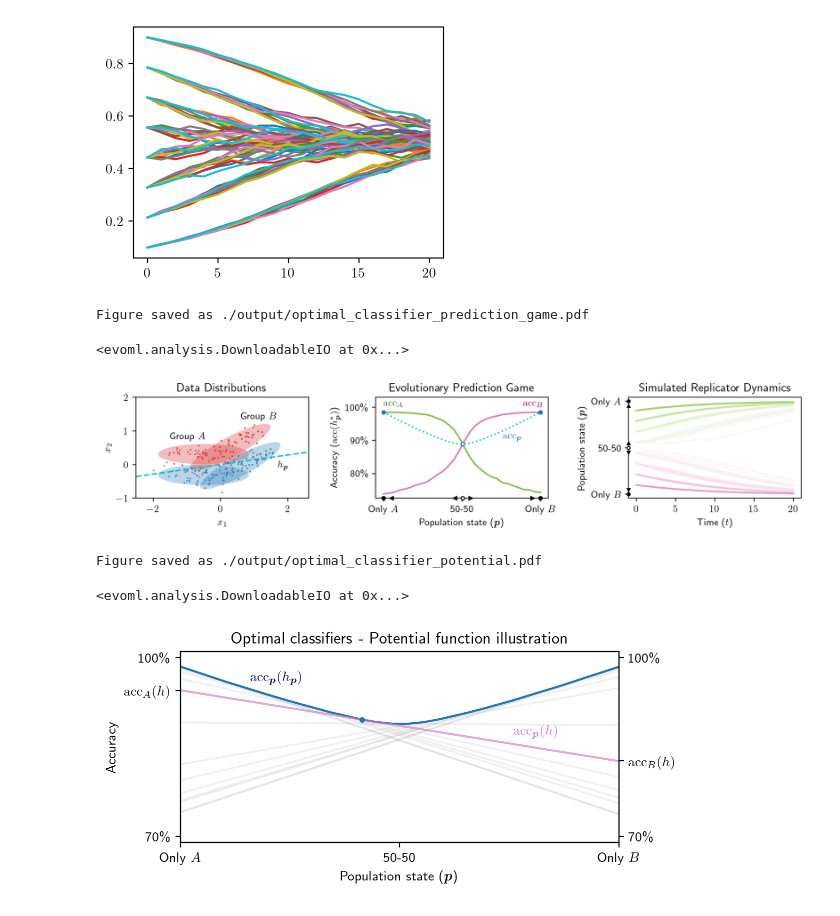
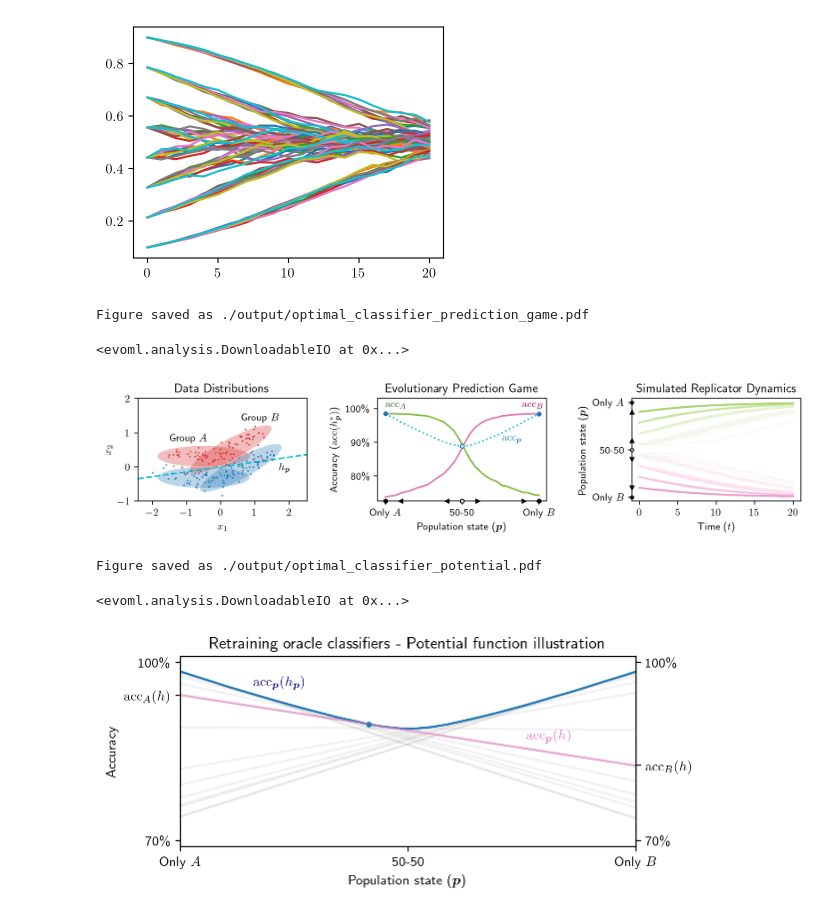
Before and after one commit to gsmithline/evolutionary-prediction-games, a Jupyter notebook: optimal_classifier_schematic.ipynb, the cells around one changed output. Saved outputs shown, nothing was run; the diff lists cells and outputs as text; code cells hidden in the pictures.

```diff
--- a/optimal_classifier_schematic.ipynb
+++ b/optimal_classifier_schematic.ipynb
@@ -179,7 +207,7 @@ ax.plot(stabilized_replicator_results[...,0].T);
 # %% [output]
 [figure]
 # %%
-fig, axs = evoml.create_figure(1,3,figsize=(10,2.1))
+fig, axs = evoml.create_figure(1,3,figsize=(9.5,2.05))
 
 random_state = np.random.default_rng(12345)
 
@@ -221,9 +249,17 @@ evoml.plot_population_game(
     ax=ax,
     equilibria=[
         (0,True),
-        (0.505,False),
+        (0.50,False),
         (1,True),
     ],
+    equilibria_kwargs=dict(
+        d=0.1,
+        # additional_markers={
+        #     0.25: '<',
+        #     0.75: '>',
+        # },
+        # markersize=3,
+    ),
     ax_kwargs=dict(ylim=(None,1.03)),
 )
 ax.set(
@@ -271,11 +307,8 @@ with evoml.analysis.autoscale_turned_off(ax=ax):
             color='white' if y==0.5 else 'black',
             markeredgecolor='black',
         )
-    for y in [
-        0.05,0.45,
-        0.55,0.95,
-        # 0.25,0.75,
-    ]:
+    d = 0.1
+    for y in [d,0.5-d,0.5+d,1-d]:
         ax.plot(
             x,y,
             marker='v' if y<0.5 else '^',
@@ -284,7 +317,7 @@ with evoml.analysis.autoscale_turned_off(ax=ax):
             color='black',
             # color='white' if abs(x-0.5)<0.2 else 'black',
             # markeredgecolor='black',
-            markersize=3,
+            markersize=3.5,
         )
 
 
@@ -292,9 +325,9 @@ fig.save_and_download('./output/optimal_classifier_prediction_game.pdf')
 # %% [output]
 Figure saved as ./output/optimal_classifier_prediction_game.pdf
 <evoml.analysis.DownloadableIO at 0x...>
-[figure, old version]
+[figure, new version]
 # %%
-fig,ax=evoml.create_figure(1,1,figsize=(6,2.6))
+fig,ax=evoml.create_figure(1,1,figsize=(9.5*0.65,2.6))
 acc_p = game_df['acc_p'].groupby(level=0).mean()
 acc_p.plot.line(ax=ax)
 for i in range(0,len(acc_p)-1,2):
@@ -322,32 +355,32 @@ ax.set(
     xlabel=evoml.analysis.composition_label,
     xticks=evoml.analysis.composition_tickpos[::-1],
     xticklabels=evoml.analysis.composition_ticklabels,
     yticks=[0.7,0.945,1.0],
     yticklabels=['70\\%',r'$\mathrm{acc}_A(h)$','100\\%'],
-    title='Optimal classifiers - Potential function illustration',
+    title='Retraining oracle classifiers - Potential function illustration',
     ylabel=r'Accuracy',
 )
 ax.annotate(
     text=r'$\mathrm{acc}_{\bm{p}}(h_{\bm{p}})$',
     xy=(0.16,0.96),
     color='navy',
 )
 ax.annotate(
     text=r'$\mathrm{acc}_{\bm{p}}(h)$',
     xy=(0.76,0.87),
     color='tab:pink',
 )
 
 
 ax2=ax.twinx()
 ax2.set(
     ylim=ax.get_ylim(),
     yticks=[0.7,0.827,1.0],
     yticklabels=['70\\%',r'$\mathrm{acc}_B(h)$','100\\%'],
 )
 
 evoml.analysis.save_and_download_fig(fig, './output/optimal_classifier_potential.pdf', bbox_inches='tight')
 # %% [output]
 Figure saved as ./output/optimal_classifier_potential.pdf
 <evoml.analysis.DownloadableIO at 0x...>
-[figure, old version]
+[figure, new version]
```
Also changed, not shown: parts of 2 cells of this notebook, 10 other files.
